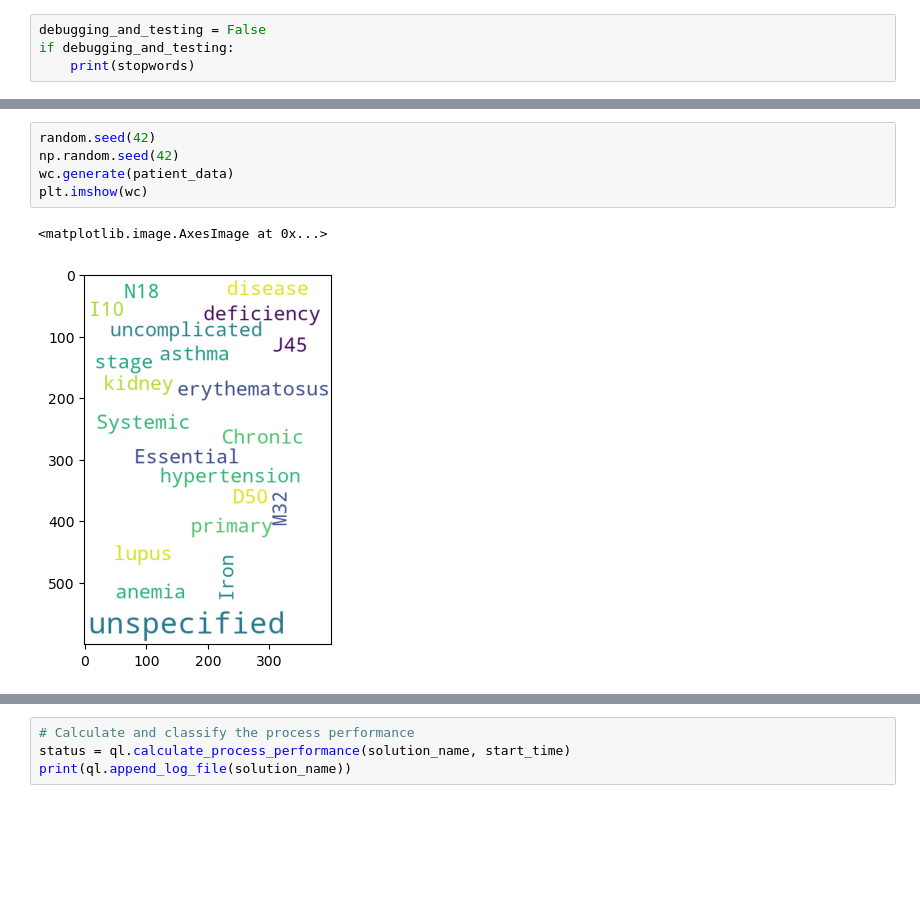
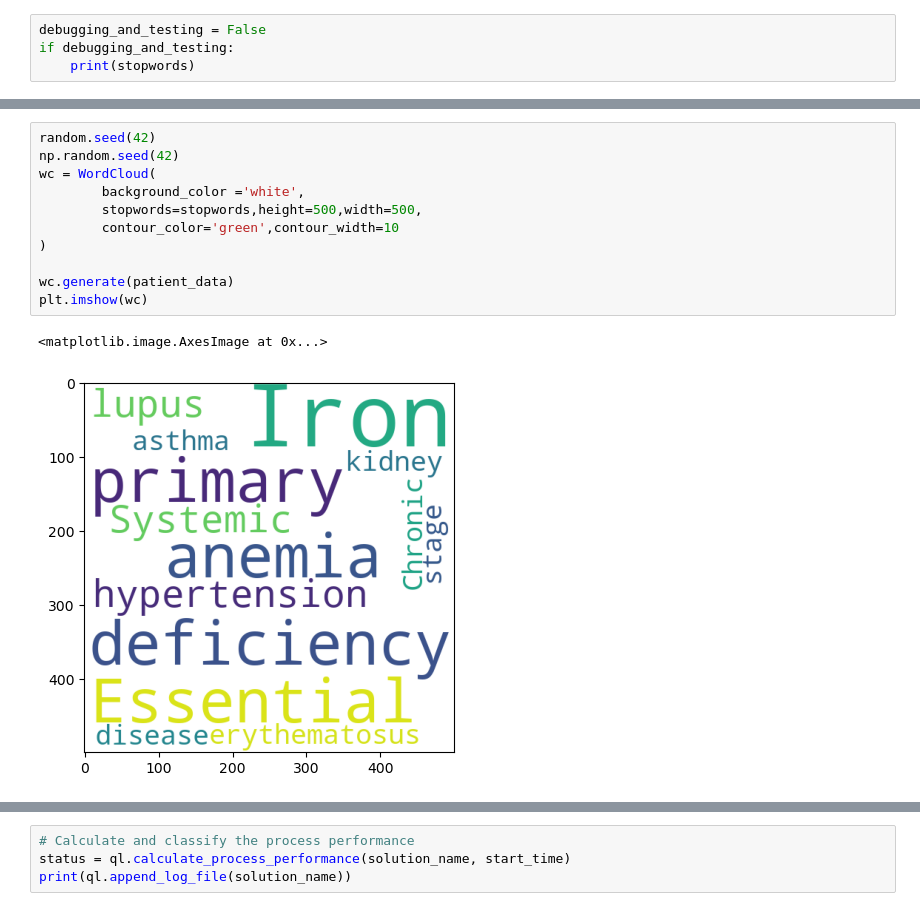
Before and after one commit to JoeEberle/patient_word_cloud, a Jupyter notebook: patient_word_cloud.ipynb, the cells around one changed output, grey strips where cells are left out. Cells and saved outputs as stored; diff of their text form; blank space fills up the shorter version.

```diff
--- a/patient_word_cloud.ipynb
+++ b/patient_word_cloud.ipynb
@@ -117,8 +104,14 @@ plt.imshow(wc)
 # %%
 random.seed(42)
 np.random.seed(42)
+wc = WordCloud(
+        background_color ='white',
+        stopwords=stopwords,height=500,width=500,
+        contour_color='green',contour_width=10
+)
+
 wc.generate(patient_data)
 plt.imshow(wc)
 # %% [output]
 <matplotlib.image.AxesImage at 0x...>
-[figure, old version]
+[figure, new version]
```
Also changed, not shown: parts of 14 cells of this notebook, 1 other file.
